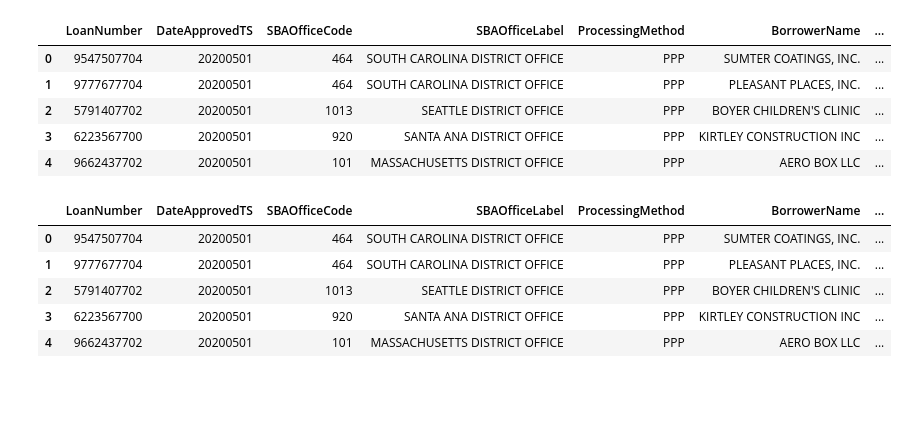
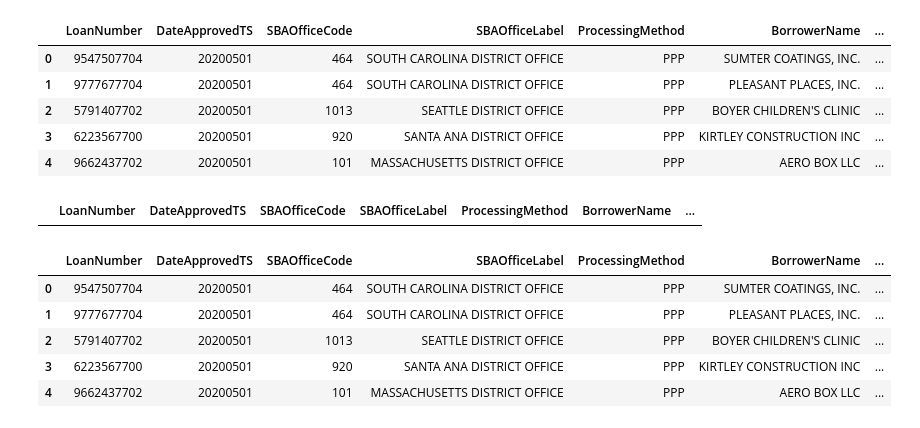
Before and after one commit to cspence001/mapdata_finalization_notebooks, a Jupyter notebook: main_hashing23.ipynb, the cells around one changed output. Cells and saved outputs as stored; diff of their text form; code cells hidden in the pictures; blank space fills up the shorter version.

```diff
--- a/main_hashing23.ipynb
+++ b/main_hashing23.ipynb
@@ -70,4 +65,0 @@ Industry Subsector Naming Correction
-# %%
-ppp_df_23.loc[ppp_df_23["4DigitNAICS"] == "6115", "IndustrySubsector"] = "6115 Technical and Trade Schools"
-edu_ppp = ppp_df_23.loc[ppp_df_23["Industry"] == "Educational Services"]
-edu_ppp.groupby(["Industry", "IndustrySubsector"]).agg({"LoanNumber": "count"})
@@ -148,7 +70,6 @@ indss_df
 # %%
 pd.set_option('display.max_columns', None)
 ppp_df_23_hash = ppp_df_23
-ppp_df_23_hash = ppp_df_23_hash.drop(["Unnamed: 0"], axis=1)
 ppp_df_23_hash.head()
 # %% [output]
 |  | LoanNumber | DateApprovedTS | SBAOfficeCode | SBAOfficeLabel | ProcessingMethod | BorrowerName | ... |
@@ -159,6 +80,3 @@ ppp_df_23_hash.head()
 | 4 | 9662437702 | 20200501 | 101 | MASSACHUSETTS DISTRICT OFFICE | PPP | AERO BOX LLC | ... |
 # %% [markdown]
 Industry Conditions
-# %%
-ppp_df_23_hash["NA"]=ppp_df_23_hash["NA"].apply(str)
-ppp_df_23_hash["4DigitNAICS"]=ppp_df_23_hash["4DigitNAICS"].apply(str)
@@ -165,6 +103,6 @@ ppp_df_23_hash["4DigitNAICS"]=ppp_df_23_hash["4DigitNAICS"].apply(str)
 # %%
-ppp_df_23_hash["4DigitNAICS"] = ppp_df_23_hash.apply(lambda x: x["NA"] + '000' if x["4DigitNAICS"]=='0' else x["4DigitNAICS"], axis=1)
-ppp_df_23_hash["NA"] = ppp_df_23_hash.apply(lambda x: x["NA"] + '0' if x["NA"]=='0' else x["NA"], axis=1)
+ppp_df_23_hash["NAICSCode"] = ppp_df_23_hash["NAICSCode"].astype(str)
+ppp_df_23_hash["NAICSCode"] = ppp_df_23_hash.apply(lambda x: x["NAICSCode"] + '00000' if x["NAICSCode"]=='0' else x["NAICSCode"], axis=1)
 ppp_df_23_hash.head()
 # %% [output]
 |  | LoanNumber | DateApprovedTS | SBAOfficeCode | SBAOfficeLabel | ProcessingMethod | BorrowerName | ... |
@@ -173,4 +111,8 @@ ppp_df_23_hash.head()
 | 2 | 5791407702 | 20200501 | 1013 | SEATTLE DISTRICT OFFICE | PPP | BOYER CHILDREN'S CLINIC | ... |
 | 3 | 6223567700 | 20200501 | 920 | SANTA ANA DISTRICT OFFICE | PPP | KIRTLEY CONSTRUCTION INC | ... |
 | 4 | 9662437702 | 20200501 | 101 | MASSACHUSETTS DISTRICT OFFICE | PPP | AERO BOX LLC | ... |
+# %%
+ppp_df_23_hash.loc[ppp_df_23_hash["NAICSCode"].str.len() < 6]
+# %% [output]
+|  | LoanNumber | DateApprovedTS | SBAOfficeCode | SBAOfficeLabel | ProcessingMethod | BorrowerName | ... |
 # %%
```
Also changed, not shown: parts of 18 cells of this notebook, 10 other files.
